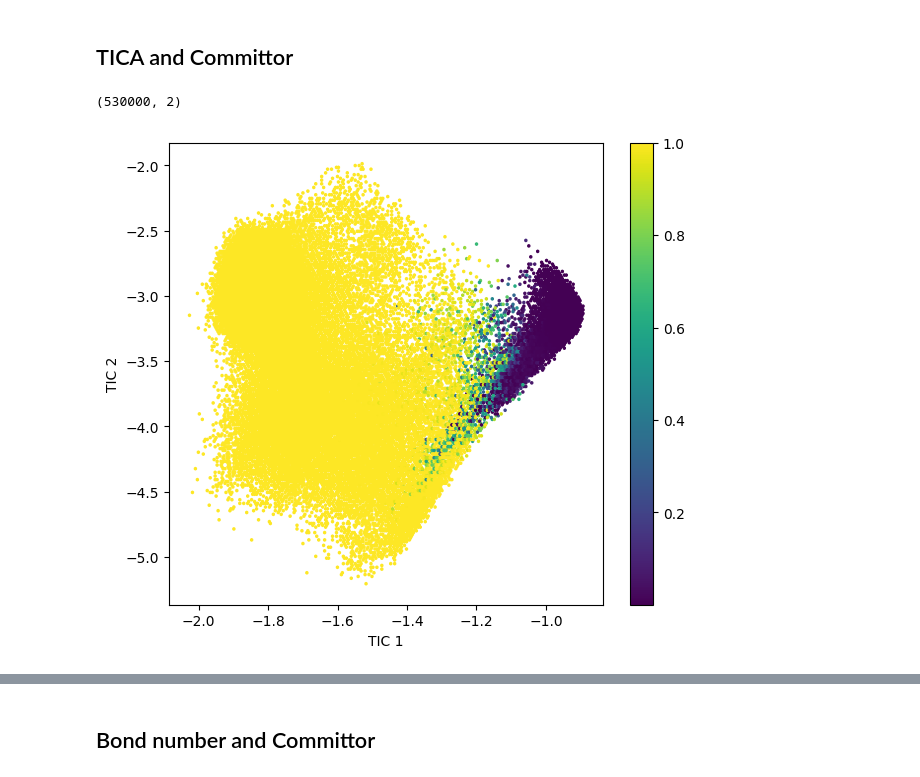
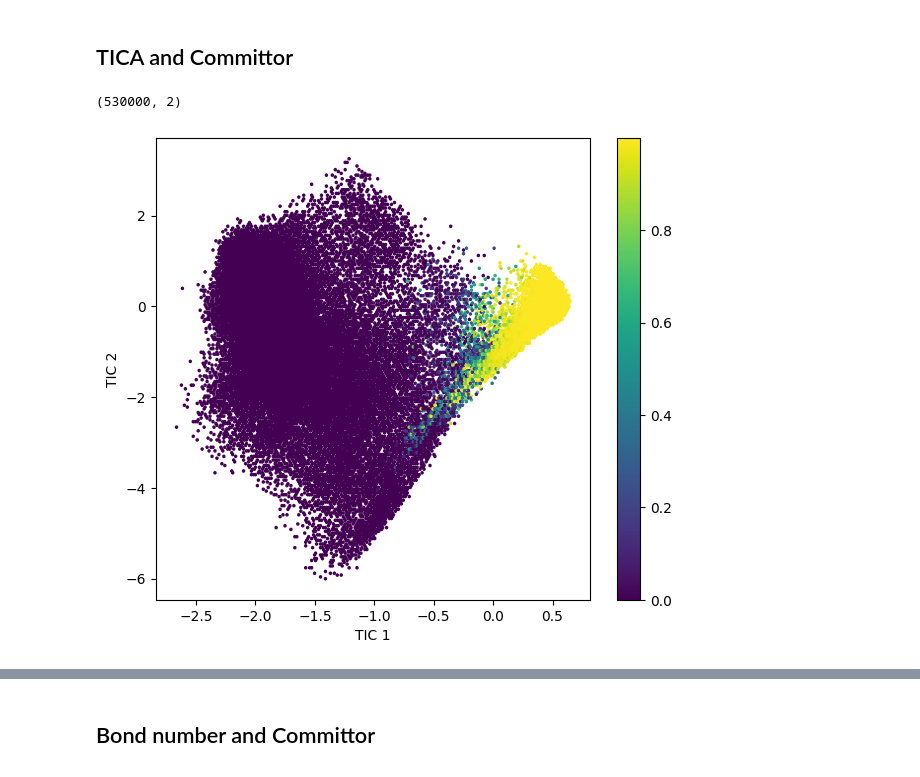
Before and after one commit to seonghyun26/bioemu, a Jupyter notebook: notebook/analysis-committor.ipynb, the cells around one changed output, grey strips where cells are left out. Saved outputs shown, nothing was run; the diff lists cells and outputs as text; code cells hidden in the pictures.

```diff
--- a/notebook/analysis-committor.ipynb
+++ b/notebook/analysis-committor.ipynb
@@ -87,7 +87,7 @@ class TICA_WRAPPER():
 		return ca_pair_distances
 
 tica_wrapper = TICA_WRAPPER(
-	tica_model_path="/home/shpark/prj-mlcv/lib/DESRES/data/CLN025_tica_model_switch.pkl",
-	pdb_path="/home/shpark/prj-mlcv/lib/DESRES/data/CLN025_desres.pdb",
+	tica_model_path="/home/shpark/prj-mlcv/lib/DESRES/data/CLN025/CLN025_tica_model_switch_lag10.pkl",
+	pdb_path="/home/shpark/prj-mlcv/lib/DESRES/data/CLN025/CLN025_from_mae.pdb",
 )
 # %% [output]
@@ -100,8 +100,8 @@ TICA(commute_map=False, dim=2, epsilon=1e-06, kinetic_map=True, lag=5,
 # Alpha carbon distances
 simulation_num = 0
 pdb_path = "/home/shpark/prj-mlcv/lib/DESRES/data/CLN025_desres.pdb"
-pos_path = "/home/shpark/prj-mlcv/lib/DESRES/dataset/CLN025-all/pos.pt"
-cad_path = "/home/shpark/prj-mlcv/lib/DESRES/dataset/CLN025-all/cad.pt"
+pos_path = f"/home/shpark/prj-mlcv/lib/DESRES/DESRES-Trajectory_CLN025-0-protein/CLN025-0-pos.pt"
+cad_path = f"/home/shpark/prj-mlcv/lib/DESRES/DESRES-Trajectory_CLN025-0-protein/CLN025-0-cad.pt"
 
 pos_torch = torch.load(pos_path)
 cad_torch = torch.load(cad_path)
@@ -203,23 +203,23 @@ plt.show()
 # %%
 cad_data = cad_torch.cpu().detach().numpy()
 tica_data = tica_wrapper.transform(cad_data)
 x = tica_data[:, 0]
 y = tica_data[:, 1]
 print(tica_data.shape)
 
 
 fig = plt.figure(figsize=(7, 6))
 ax = fig.add_subplot(111)
 hb = ax.hexbin(
-	x, y, C=committor_value.cpu().detach().numpy().flatten(),
+	x, y, C=1 - committor_value.cpu().detach().numpy().flatten(),
 	gridsize=200,                     # controls resolution
 	reduce_C_function=np.mean,       # compute average per hexagon
 	cmap='viridis',                  # colormap
 )
 plt.colorbar(hb)
 plt.xlabel("TIC 1")
 plt.ylabel("TIC 2")
 plt.show()
 # %% [output]
 (530000, 2)
-[figure, old version]
+[figure, new version]
```
Also changed, not shown: parts of 5 cells of this notebook, 57 other files.
